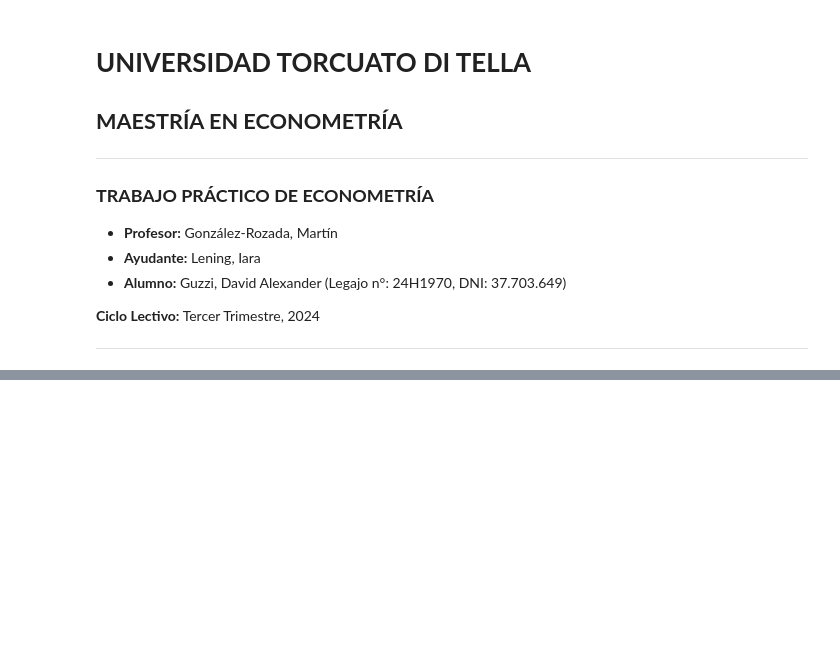
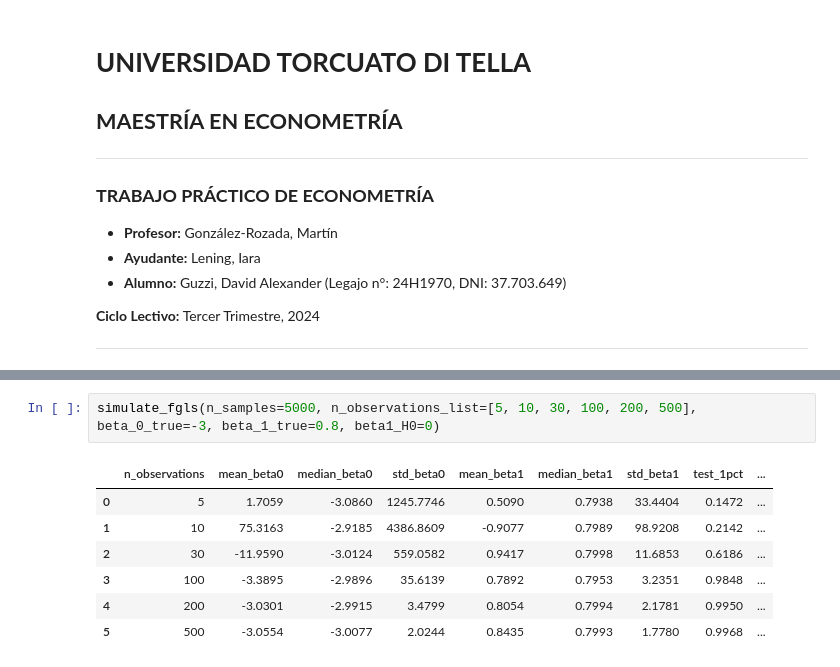
Before and after one commit to DavidGuzzi/MECMT05, a Jupyter notebook: Guzzi3649.ipynb, the cells around one changed output, grey strips where cells are left out. Drawn from its saved outputs; the diff is of its cells as text; blank space fills up the shorter version.

```diff
--- a/Guzzi3649.ipynb
+++ b/Guzzi3649.ipynb
@@ -162,0 +223,10 @@ test_results
+# %%
+simulate_fgls(n_samples=5000, n_observations_list=[5, 10, 30, 100, 200, 500], beta_0_true=-3, beta_1_true=0.8, beta1_H0=0)
+# %% [output]
+|  | n_observations | mean_beta0 | median_beta0 | std_beta0 | mean_beta1 | median_beta1 | std_beta1 | test_1pct | ... |
+| 0 | 5 | 1.7059 | -3.0860 | 1245.7746 | 0.5090 | 0.7938 | 33.4404 | 0.1472 | ... |
+| 1 | 10 | 75.3163 | -2.9185 | 4386.8609 | -0.9077 | 0.7989 | 98.9208 | 0.2142 | ... |
+| 2 | 30 | -11.9590 | -3.0124 | 559.0582 | 0.9417 | 0.7998 | 11.6853 | 0.6186 | ... |
+| 3 | 100 | -3.3895 | -2.9896 | 35.6139 | 0.7892 | 0.7953 | 3.2351 | 0.9848 | ... |
+| 4 | 200 | -3.0301 | -2.9915 | 3.4799 | 0.8054 | 0.7994 | 2.1781 | 0.9950 | ... |
+| 5 | 500 | -3.0554 | -3.0077 | 2.0244 | 0.8435 | 0.7993 | 1.7780 | 0.9968 | ... |
```
Also changed, not shown: parts of 9 cells of this notebook, 2 other files.
